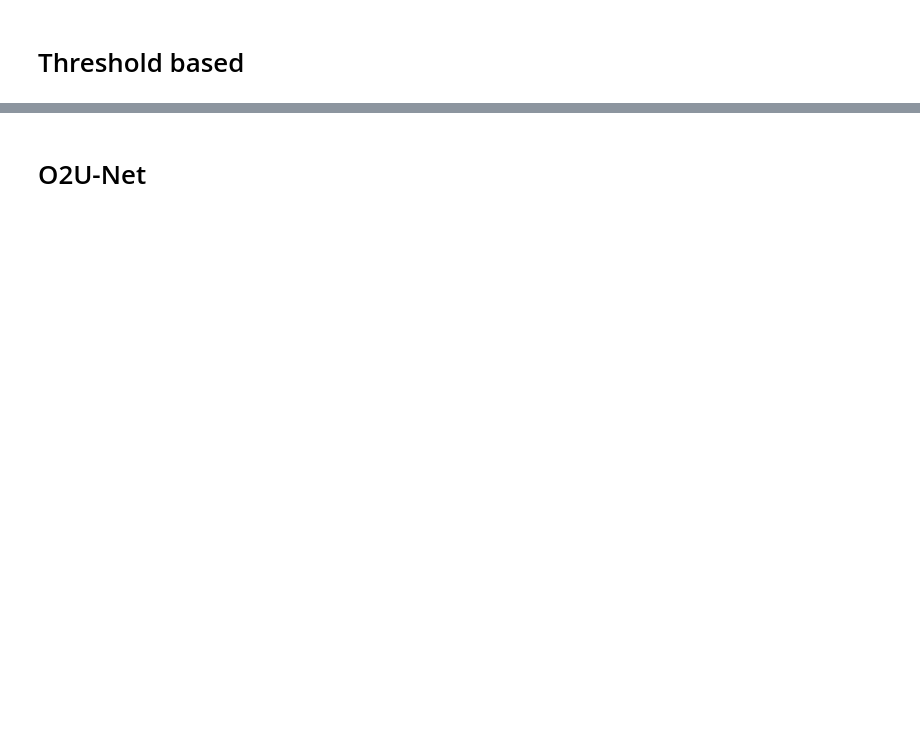
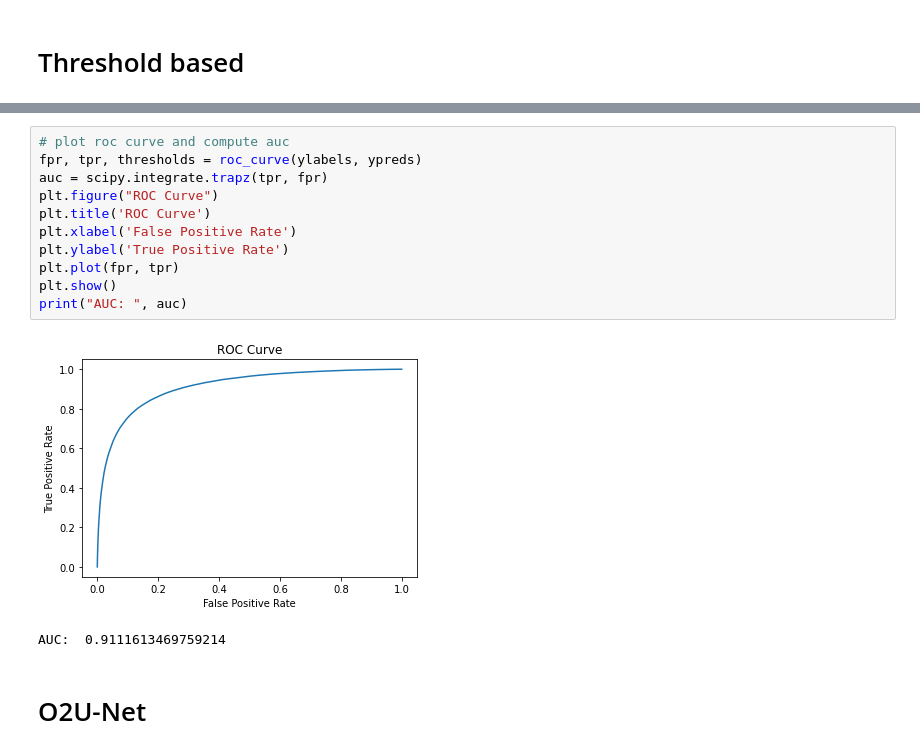
Before and after one commit to a43992899/NoisySpeakerDetection, a Jupyter notebook: Permute/GE2E/noisy_label_detection.ipynb, the cells around one changed output, grey strips where cells are left out. Cells and saved outputs as stored; diff of their text form; blank space fills up the shorter version.

```diff
--- a/Permute/GE2E/noisy_label_detection.ipynb
+++ b/Permute/GE2E/noisy_label_detection.ipynb
@@ -107,2 +121,16 @@ for e in range(hp.test.epochs):
+# %%
+# plot roc curve and compute auc
+fpr, tpr, thresholds = roc_curve(ylabels, ypreds)
+auc = scipy.integrate.trapz(tpr, fpr)
+plt.figure("ROC Curve")
+plt.title('ROC Curve')
+plt.xlabel('False Positive Rate')
+plt.ylabel('True Positive Rate')
+plt.plot(fpr, tpr)
+plt.show()
+print("AUC: ", auc)
+# %% [output]
+[figure, added]
+AUC:  0.9111613469759214
 # %% [markdown]
 # O2U-Net
```
Also changed, not shown: parts of 8 cells of this notebook, 3 other files.
